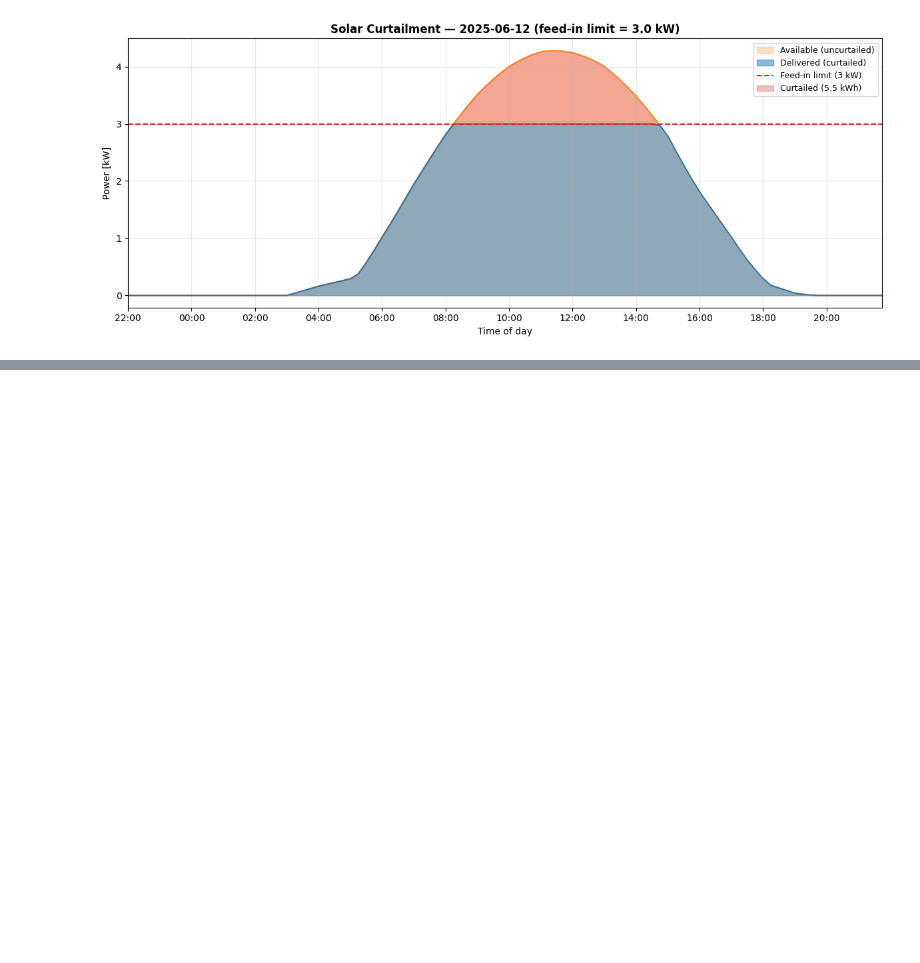
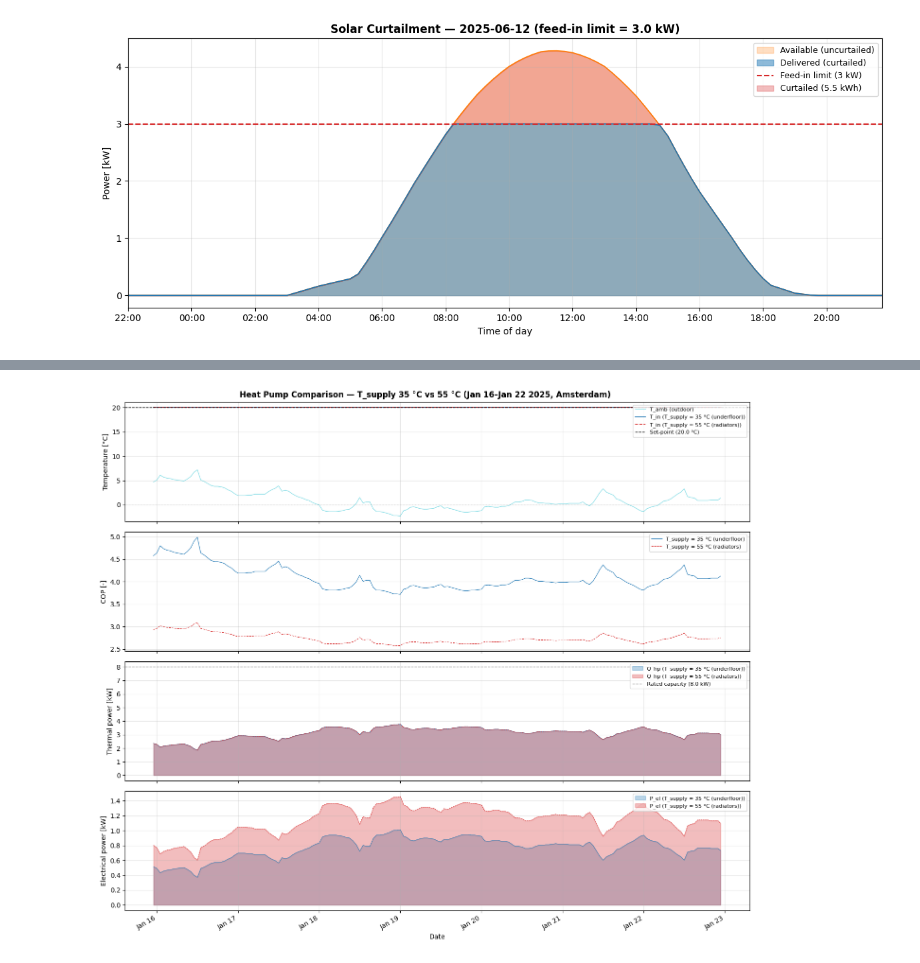
Before and after one commit to langestefan/langestefan.github.io, a Jupyter notebook: _posts/energy/hems/hems.ipynb, the cells around one changed output, grey strips where cells are left out. Drawn from its saved outputs; the diff is of its cells as text; code cells hidden in the pictures; blank space fills up the shorter version.

Commit message:
Add a heat pump load simulation

```diff
--- a/_posts/energy/hems/hems.ipynb
+++ b/_posts/energy/hems/hems.ipynb
@@ -354,0 +426,69 @@ plt.show()
+# %%
+# --- Heat pump comparison: T_supply = 35 °C vs 55 °C (4-panel) ---
+import matplotlib.pyplot as plt
+import matplotlib.dates as mdates
+
+t_hp = weather_hp.index
+t_hp_in = weather_hp.index.append(
+    pd.DatetimeIndex([weather_hp.index[-1] + pd.Timedelta(hours=DT_DEFAULT)])
+)
+
+fig, axes = plt.subplots(4, 1, figsize=(14, 12), sharex=True)
+fig.suptitle(
+    f"Heat Pump Comparison — T_supply 35 °C vs 55 °C "
+    f"({cold_week_start.strftime('%b %d')}–{cold_week_end.strftime('%b %d %Y')}, Amsterdam)",
+    fontweight="bold",
+)
+
+c_lo, c_hi = "tab:blue", "tab:red"
+label_lo, label_hi = "T_supply = 35 °C (underfloor)", "T_supply = 55 °C (radiators)"
+
+# --- Panel 1: Temperatures ---
+ax = axes[0]
+ax.plot(t_hp, hp_lo.T_amb[:T_hp], lw=0.8, color="tab:cyan", alpha=0.6, label="T_amb (outdoor)")
+ax.plot(t_hp_in, hp_lo.T_in, lw=1.2, color=c_lo, label=f"T_in ({label_lo})")
+ax.plot(t_hp_in, hp_hi.T_in, lw=1.2, color=c_hi, ls="--", label=f"T_in ({label_hi})")
+ax.axhline(hp_lo.T_set, color="black", ls="--", lw=1, label=f"Set-point ({hp_lo.T_set} °C)")
+ax.axhline(0, color="grey", ls=":", lw=0.8, alpha=0.5)
+ax.set_ylabel("Temperature [°C]")
+ax.legend(loc="upper right", fontsize=8)
+ax.grid(True, alpha=0.3)
+
+# --- Panel 2: COP ---
+ax = axes[1]
+ax.plot(t_hp, hp_lo.cop, lw=0.8, color=c_lo, label=label_lo)
+ax.plot(t_hp, hp_hi.cop, lw=0.8, color=c_hi, ls="--", label=label_hi)
+ax.set_ylabel("COP [-]")
+ax.legend(loc="upper right", fontsize=8)
+ax.grid(True, alpha=0.3)
+
+# --- Panel 3: Thermal power (identical — same building) ---
+ax = axes[2]
+ax.fill_between(t_hp, hp_lo.Q_hp, alpha=0.3, color=c_lo, label=f"Q_hp ({label_lo})")
+ax.plot(t_hp, hp_lo.Q_hp, lw=0.6, color=c_lo)
+ax.fill_between(t_hp, hp_hi.Q_hp, alpha=0.3, color=c_hi, label=f"Q_hp ({label_hi})")
+ax.plot(t_hp, hp_hi.Q_hp, lw=0.6, color=c_hi, ls="--")
+ax.axhline(hp_lo.P_hp_max, color="grey", ls="--", lw=1, label=f"Rated capacity ({hp_lo.P_hp_max} kW)")
+ax.set_ylabel("Thermal power [kW]")
+ax.legend(loc="upper right", fontsize=8)
+ax.grid(True, alpha=0.3)
+
+# --- Panel 4: Electrical power ---
+ax = axes[3]
+ax.fill_between(t_hp, P_el_lo, alpha=0.3, color=c_lo, label=f"P_el ({label_lo})")
+ax.plot(t_hp, P_el_lo, lw=0.6, color=c_lo)
+ax.fill_between(t_hp, P_el_hi, alpha=0.3, color=c_hi, label=f"P_el ({label_hi})")
+ax.plot(t_hp, P_el_hi, lw=0.6, color=c_hi, ls="--")
+ax.set_ylabel("Electrical power [kW]")
+ax.set_xlabel("Date")
+ax.legend(loc="upper right", fontsize=8)
+ax.grid(True, alpha=0.3)
+
+ax.xaxis.set_major_locator(mdates.DayLocator())
+ax.xaxis.set_major_formatter(mdates.DateFormatter("%b %d"))
+fig.autofmt_xdate(rotation=30)
+
+plt.tight_layout()
+plt.show()
+# %% [output]
+[figure, added]
```
Also changed, not shown: parts of 2 cells of this notebook, 1 other file.
